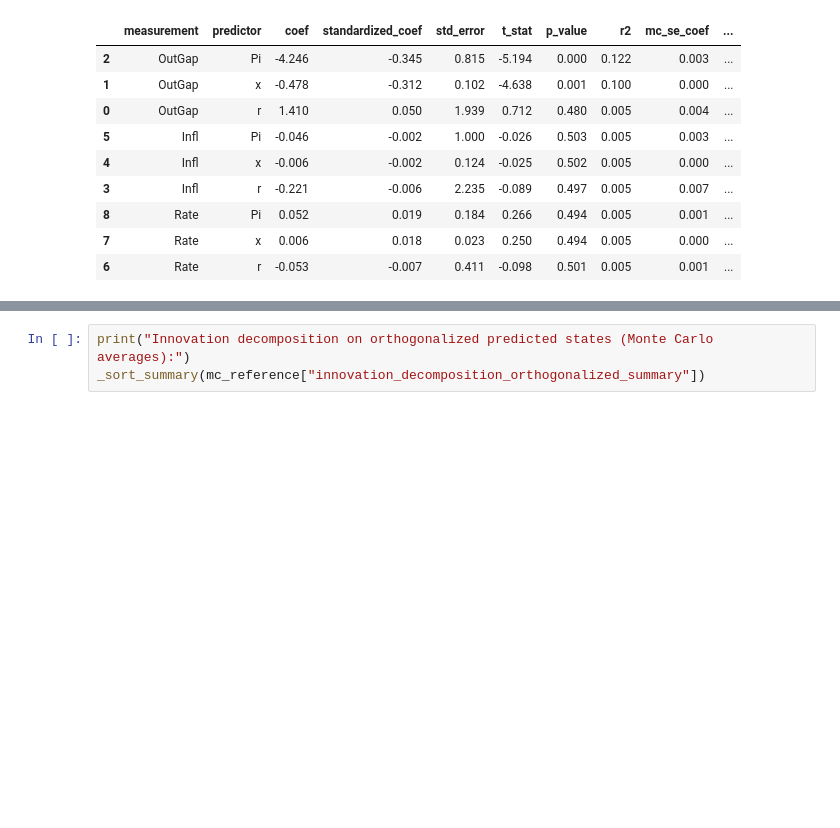
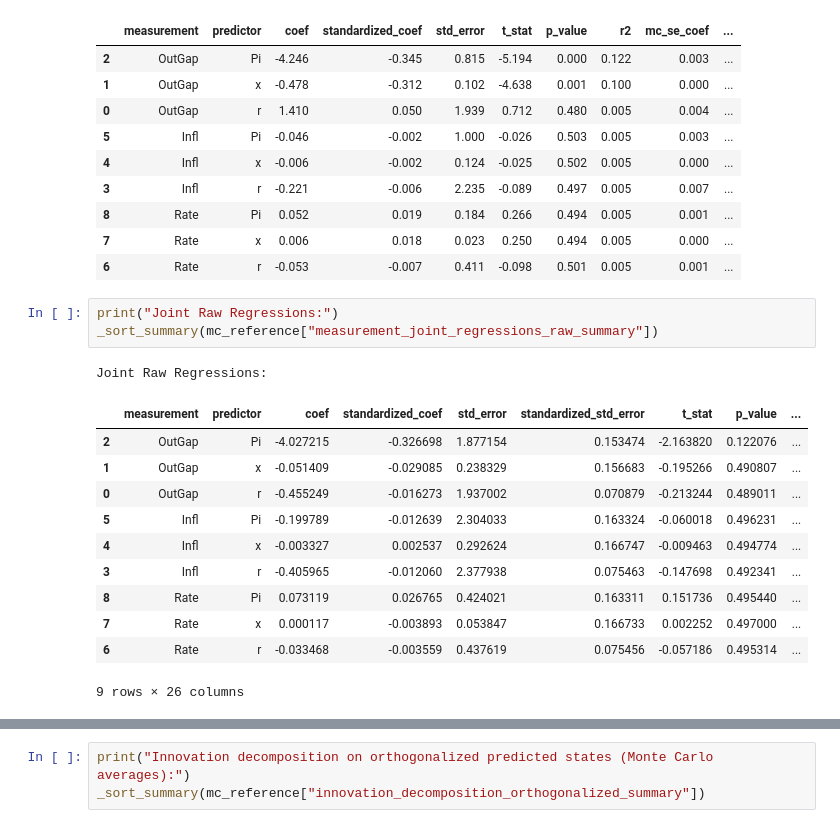
Before and after one commit to GongJr0/sdsge-scripts, a Jupyter notebook: misspec_tests/r0.ipynb, the cells around one changed output, grey strips where cells are left out. Saved outputs shown, nothing was run; the diff lists cells and outputs as text; blank space fills up the shorter version.

```diff
--- a/misspec_tests/r0.ipynb
+++ b/misspec_tests/r0.ipynb
@@ -296,3 +302,19 @@ Innovations on raw predicted states (Monte Carlo averages and rejection rates):
 | 8 | Rate | Pi | 0.052 | 0.019 | 0.184 | 0.266 | 0.494 | 0.005 | 0.001 | ... |
 | 7 | Rate | x | 0.006 | 0.018 | 0.023 | 0.250 | 0.494 | 0.005 | 0.000 | ... |
 | 6 | Rate | r | -0.053 | -0.007 | 0.411 | -0.098 | 0.501 | 0.005 | 0.001 | ... |
+# %%
+print("Joint Raw Regressions:")
+_sort_summary(mc_reference["measurement_joint_regressions_raw_summary"])
+# %% [output]
+Joint Raw Regressions:
+|  | measurement | predictor | coef | standardized_coef | std_error | standardized_std_error | t_stat | p_value | ... |
+| 2 | OutGap | Pi | -4.027215 | -0.326698 | 1.877154 | 0.153474 | -2.163820 | 0.122076 | ... |
+| 1 | OutGap | x | -0.051409 | -0.029085 | 0.238329 | 0.156683 | -0.195266 | 0.490807 | ... |
+| 0 | OutGap | r | -0.455249 | -0.016273 | 1.937002 | 0.070879 | -0.213244 | 0.489011 | ... |
+| 5 | Infl | Pi | -0.199789 | -0.012639 | 2.304033 | 0.163324 | -0.060018 | 0.496231 | ... |
+| 4 | Infl | x | -0.003327 | 0.002537 | 0.292624 | 0.166747 | -0.009463 | 0.494774 | ... |
+| 3 | Infl | r | -0.405965 | -0.012060 | 2.377938 | 0.075463 | -0.147698 | 0.492341 | ... |
+| 8 | Rate | Pi | 0.073119 | 0.026765 | 0.424021 | 0.163311 | 0.151736 | 0.495440 | ... |
+| 7 | Rate | x | 0.000117 | -0.003893 | 0.053847 | 0.166733 | 0.002252 | 0.497000 | ... |
+| 6 | Rate | r | -0.033468 | -0.003559 | 0.437619 | 0.075456 | -0.057186 | 0.495314 | ... |
+9 rows × 26 columns
```
Also changed, not shown: parts of 3 cells of this notebook, 9 other files.
